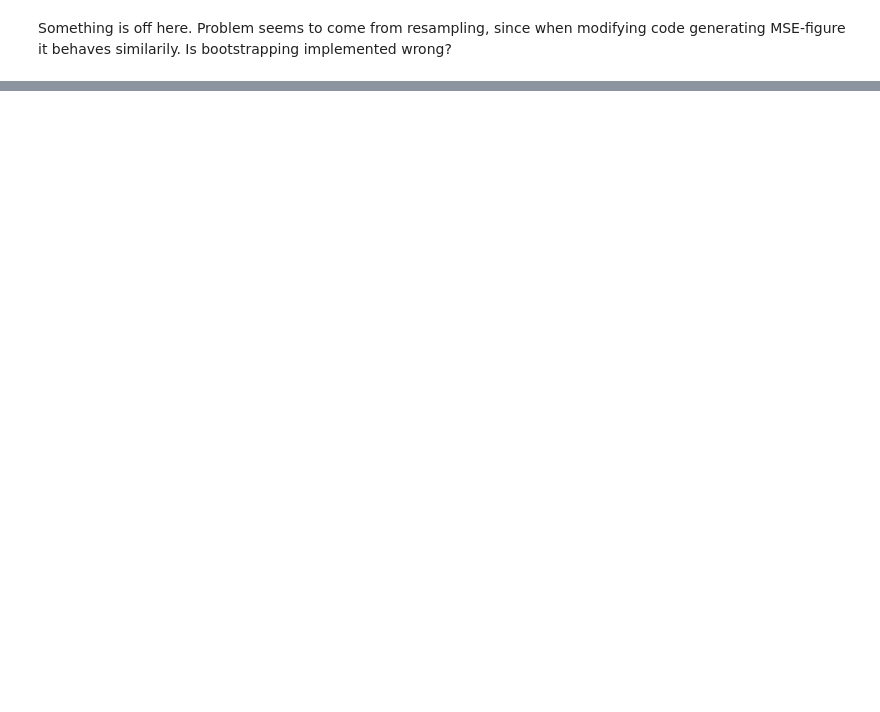
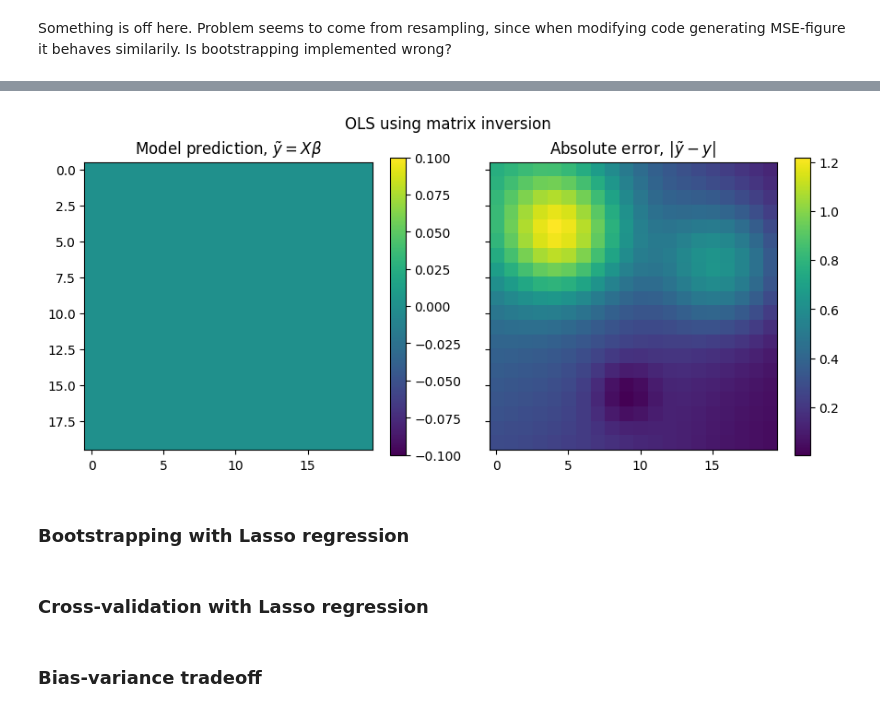
Before and after one commit to siljabl/CompSci-Projects, a Jupyter notebook: Project1/project1.ipynb, the cells around one changed output, grey strips where cells are left out. Saved outputs shown, nothing was run; the diff lists cells and outputs as text; code cells hidden in the pictures; blank space fills up the shorter version.

```diff
--- a/Project1/project1.ipynb
+++ b/Project1/project1.ipynb
@@ -188,0 +212,4 @@ linalg.svd(X)
+# %%
+lmbd = 0.1
+beta_lasso, model_lasso = lasso_regression(X, data, lmbd)
+model2_lasso = X @ beta_lasso.T
@@ -188,0 +231,21 @@ linalg.svd(X)
+# %%
+fig, ax = plt.subplots(1, 2, figsize=(9,4), sharex=True, sharey=True)
+fig.suptitle("OLS using matrix inversion")
+im0 = ax[0].imshow(model2_lasso)
+im1 = ax[1].imshow(abs(data - model2_lasso))
+
+ax[0].set(title="Model prediction, " + r"$\tilde{y} = X \beta$")
+ax[1].set(title=r"Absolute error, " + r"$|\tilde{y} - y|$")
+
+fig.colorbar(im0, ax=ax[0])
+fig.colorbar(im1, ax=ax[1])
+
+fig.tight_layout()
+# %% [output]
+[figure, added]
+# %% [markdown]
+### Bootstrapping with Lasso regression
+# %% [markdown]
+### Cross-validation with Lasso regression
+# %% [markdown]
+### Bias-variance tradeoff
```
Also changed, not shown: parts of 20 cells of this notebook, 1 other file.
